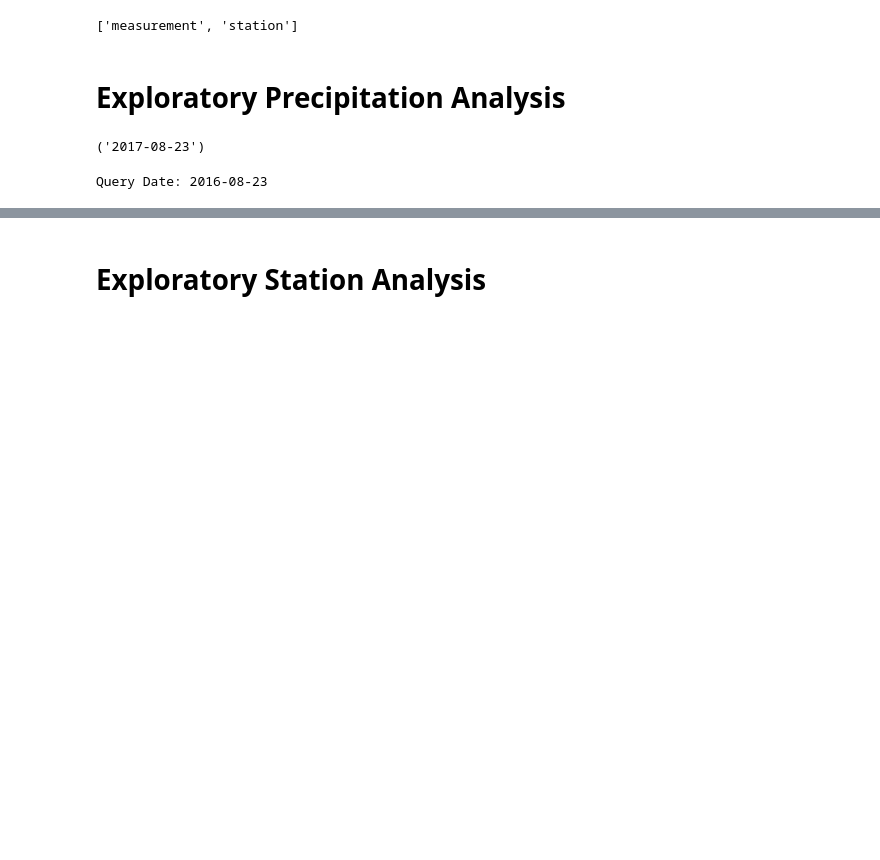
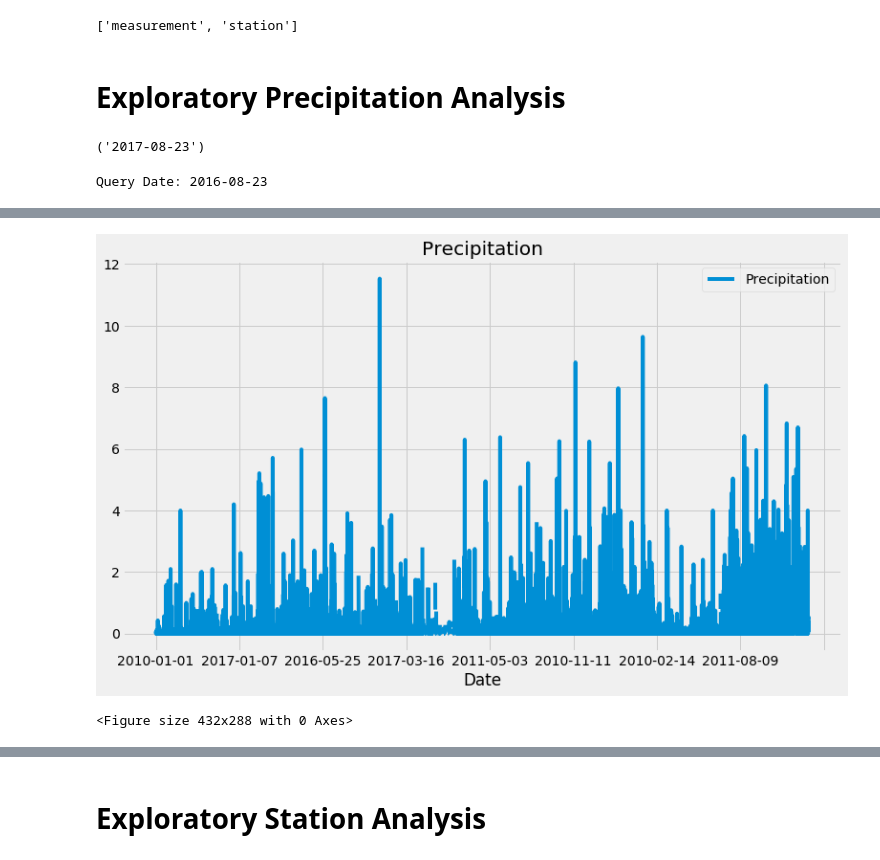
Before and after one commit to shechter430/sqlalchemy_challenge, a Jupyter notebook: climate_starter.ipynb, the cells around one changed output, grey strips where cells are left out. Saved outputs shown, nothing was run; the diff lists cells and outputs as text; code cells hidden in the pictures; blank space fills up the shorter version.

Commit message:
final additions to notebook and images

```diff
--- a/climate_starter.ipynb
+++ b/climate_starter.ipynb
@@ -80,7 +61,7 @@ dateprcp_rows
 # %%
 # Save the query results as a Pandas DataFrame and set the index to the date column
 # Sort the dataframe by date
-# Use Pandas Plotting with Matplotlib to plot the data
-pd.DataFrame(dateprcp_rows).set_index("date").plot(kind = 'bar')
-plt.title("Precipitation 8/23/16-8/23/17")
-plt.show()
+prcp_df = pd.DataFrame(date_prcp, columns=["Date","Precipitation"])
+prcp_df.set_index("Date", inplace=True,)
+prcp_df.sort_values('Date')
+prcp_df.head()
@@ -89,0 +76,8 @@ dateprcp_rows.describe()
+# %%
+# Use Pandas Plotting with Matplotlib to plot the data
+prcp_df.plot(title="Precipitation", figsize=(12,7))
+plt.show()
+plt.savefig("images/Precipitation.png")
+# %% [output]
+[figure, added]
+<Figure size 432x288 with 0 Axes>
```
Also changed, not shown: parts of 9 cells of this notebook, 3 other files.
